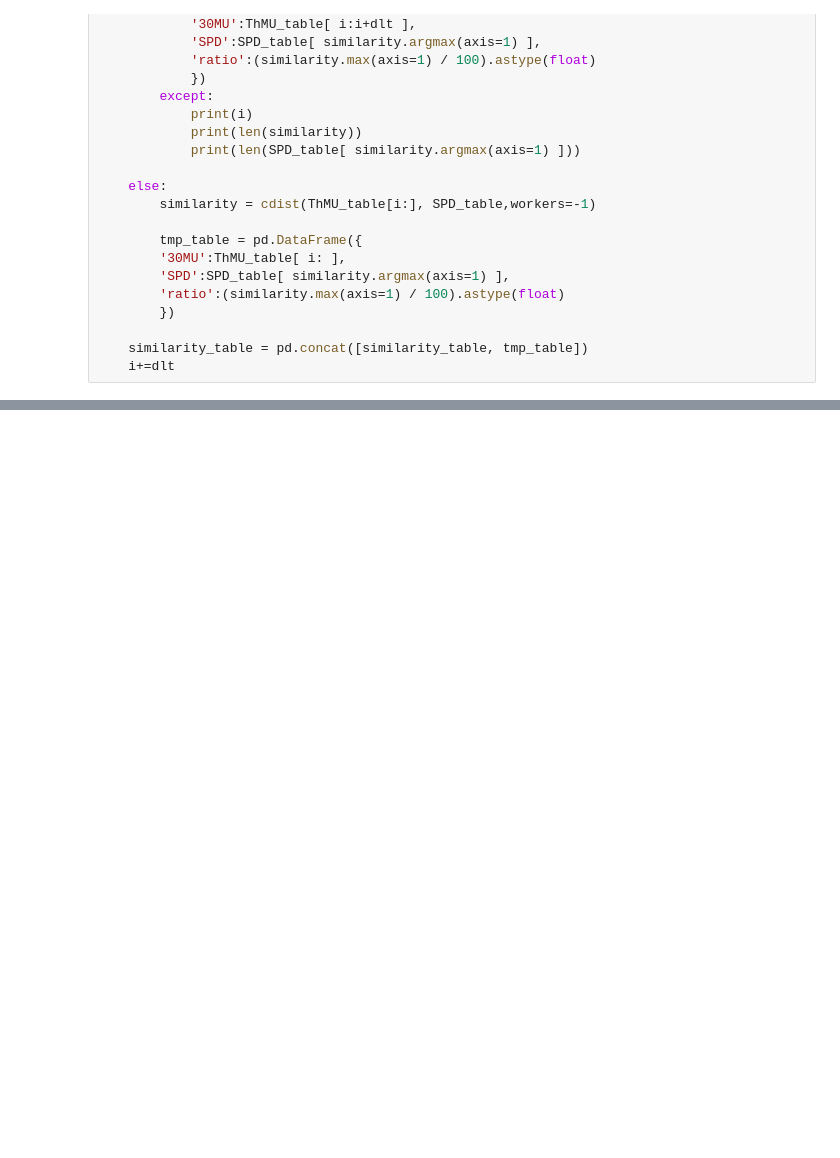
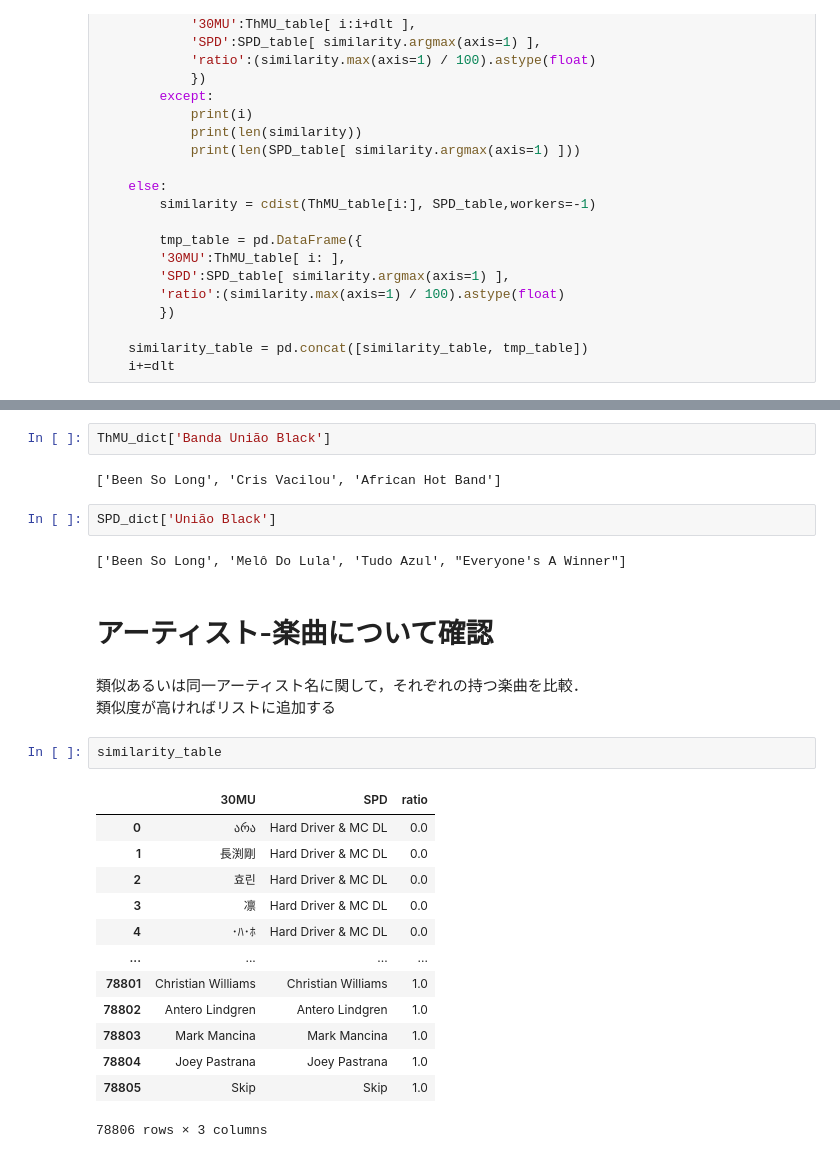
Before and after one commit to tamaki12345/master_exp, a Jupyter notebook: modify_dataset/check_same_items.ipynb, the cells around one changed output, grey strips where cells are left out. Drawn from its saved outputs; the diff is of its cells as text; blank space fills up the shorter version.

```diff
--- a/modify_dataset/check_same_items.ipynb
+++ b/modify_dataset/check_same_items.ipynb
@@ -170,0 +211,29 @@ similarity_table.to_csv('artist_pairs.csv', sep = '\t')
+# %%
+ThMU_dict['Banda União Black']
+# %% [output]
+['Been So Long', 'Cris Vacilou', 'African Hot Band']
+# %%
+SPD_dict['União Black']
+# %% [output]
+['Been So Long', 'Melô Do Lula', 'Tudo Azul', "Everyone's A Winner"]
+# %% [markdown]
+# アーティスト-楽曲について確認
+# %% [markdown]
+類似あるいは同一アーティスト名に関して，それぞれの持つ楽曲を比較．
+類似度が高ければリストに追加する
+# %%
+similarity_table
+# %% [output]
+|  | 30MU | SPD | ratio |
+| 0 | არა | Hard Driver & MC DL | 0.0 |
+| 1 | 長渕剛 | Hard Driver & MC DL | 0.0 |
+| 2 | 효린 | Hard Driver & MC DL | 0.0 |
+| 3 | 凛 | Hard Driver & MC DL | 0.0 |
+| 4 | ･ﾊ･ﾎ | Hard Driver & MC DL | 0.0 |
+| ... | ... | ... | ... |
+| 78801 | Christian Williams | Christian Williams | 1.0 |
+| 78802 | Antero Lindgren | Antero Lindgren | 1.0 |
+| 78803 | Mark Mancina | Mark Mancina | 1.0 |
+| 78804 | Joey Pastrana | Joey Pastrana | 1.0 |
+| 78805 | Skip | Skip | 1.0 |
+78806 rows × 3 columns
```
Also changed, not shown: parts of 13 cells of this notebook.
